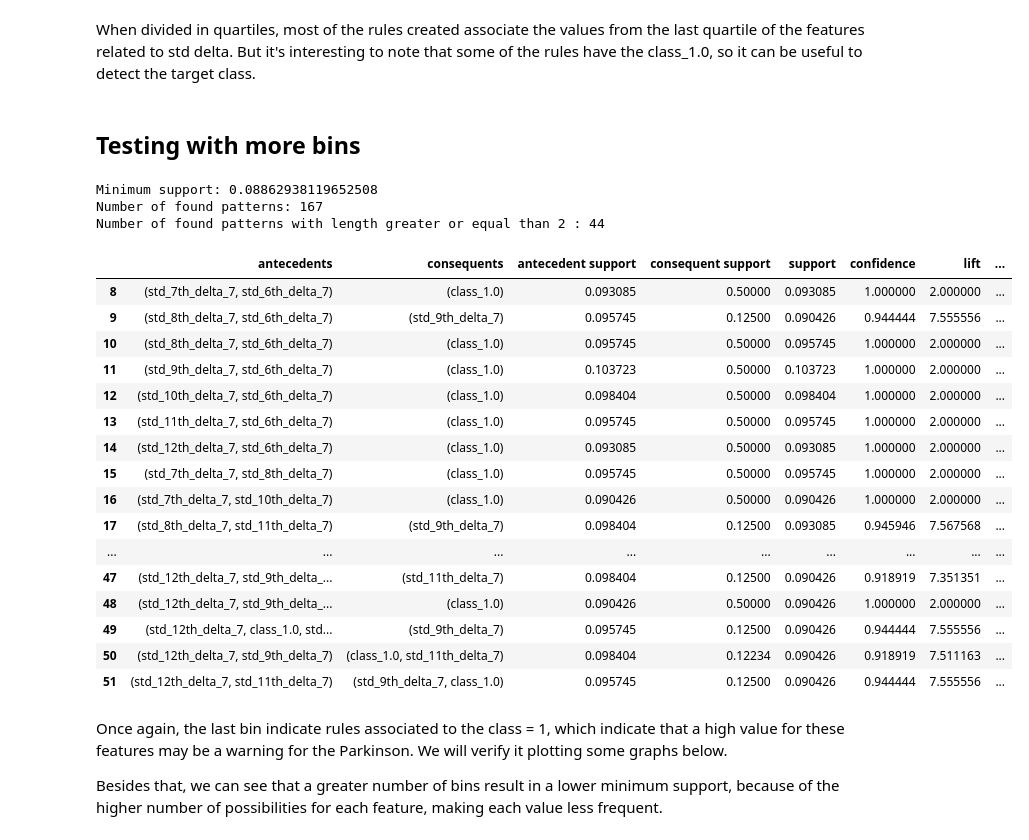
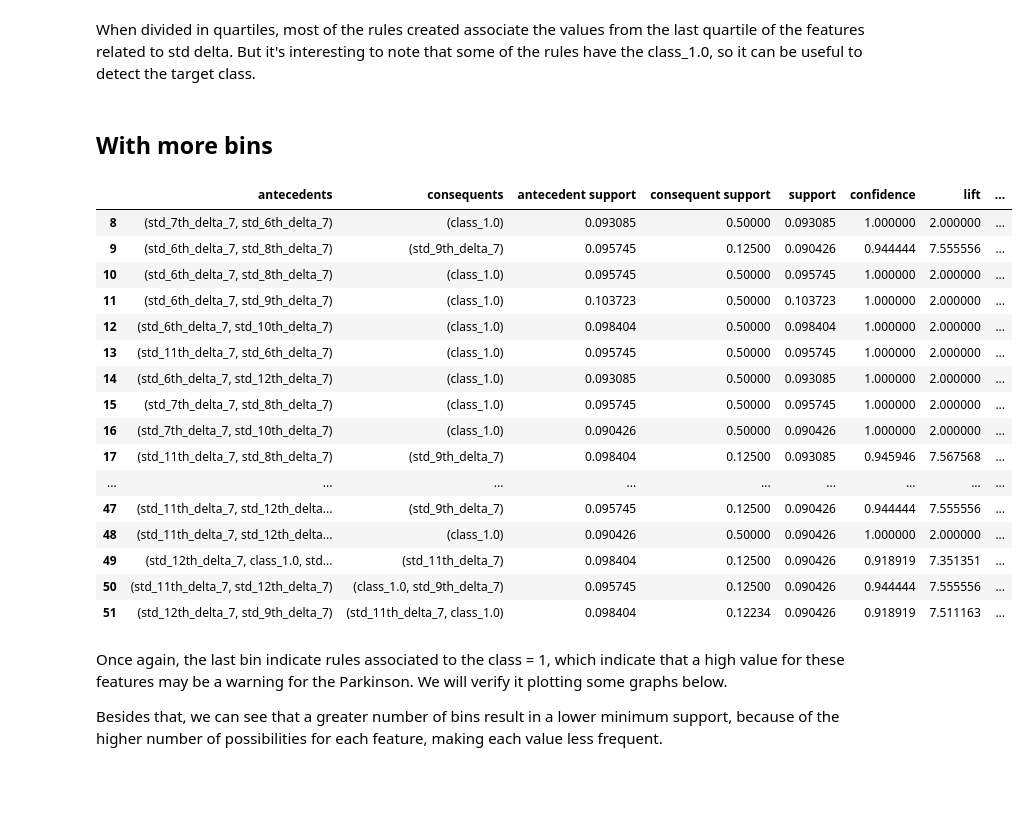
Before and after one commit to RenanNunes/Data_Science_Project_IST, a Jupyter notebook: parkinson_diasease/06_Pattern_Mining.ipynb, the cells around one changed output. Saved outputs shown, nothing was run; the diff lists cells and outputs as text; code cells hidden in the pictures; blank space fills up the shorter version.

```diff
--- a/parkinson_diasease/06_Pattern_Mining.ipynb
+++ b/parkinson_diasease/06_Pattern_Mining.ipynb
@@ -33,3 +32,12 @@ data_9.head()
 | 3 | 0.0 | 0.925807 | 0.237611 | 0.542708 | 0.785622 | 0.010547 | 0.021814 | 0.161006 | ... |
 | 4 | 0.0 | 0.930451 | 0.757013 | 0.842307 | 0.532383 | 0.754983 | 0.148962 | 0.722861 | ... |
 5 rows × 350 columns
+# %%
+# todo: smote should not return float on gender
+data_9['gender'] = data_9['gender'].round()
+
+num_features = [5, 8, 10, 20, 30]
+num_bins = [3, 4, 5, 8]
+metrics = ["Number of patterns", "Number of patterns bigger than 2", "Average support", "Average confidence", "Average leverage", "Average lift"]
+
+results_cut, results_qcut = analyzes.pattern_mining_analyzes(data_9, df_target, num_features, num_bins, metrics)
@@ -198,41 +203,38 @@ Number of found patterns with length greater or equal than 2 : 52
 # %% [markdown]
 When divided in quartiles, most of the rules created associate the values from the last quartile of the features related to std delta. But it's interesting to note that some of the rules have the class_1.0, so it can be useful to detect the target class.
 # %% [markdown]
-## Testing with more bins
+## With more bins
 # %%
 newdf = selected_df.copy()
 for col in newdf:
     if col not in ['class','a01','a02']:
         newdf[col] = pd.qcut(newdf[col],8,labels=range(8))
 
 dummylist = []
 for att in newdf:
     if att in ['class']: newdf[att] = newdf[att].astype('category')
     dummylist.append(pd.get_dummies(newdf[[att]]))
 dummified_df_3 = pd.concat(dummylist, axis=1)
 
-apriori_rules(dummified_df_3)
+analyzes.apriori_rules(dummified_df_3)[1]
 # %% [output]
-Minimum support: 0.08862938119652508
-Number of found patterns: 167
-Number of found patterns with length greater or equal than 2 : 44
 |  | antecedents | consequents | antecedent support | consequent support | support | confidence | lift | ... |
 | 8 | (std_7th_delta_7, std_6th_delta_7) | (class_1.0) | 0.093085 | 0.50000 | 0.093085 | 1.000000 | 2.000000 | ... |
-| 9 | (std_8th_delta_7, std_6th_delta_7) | (std_9th_delta_7) | 0.095745 | 0.12500 | 0.090426 | 0.944444 | 7.555556 | ... |
-| 10 | (std_8th_delta_7, std_6th_delta_7) | (class_1.0) | 0.095745 | 0.50000 | 0.095745 | 1.000000 | 2.000000 | ... |
-| 11 | (std_9th_delta_7, std_6th_delta_7) | (class_1.0) | 0.103723 | 0.50000 | 0.103723 | 1.000000 | 2.000000 | ... |
-| 12 | (std_10th_delta_7, std_6th_delta_7) | (class_1.0) | 0.098404 | 0.50000 | 0.098404 | 1.000000 | 2.000000 | ... |
+| 9 | (std_6th_delta_7, std_8th_delta_7) | (std_9th_delta_7) | 0.095745 | 0.12500 | 0.090426 | 0.944444 | 7.555556 | ... |
+| 10 | (std_6th_delta_7, std_8th_delta_7) | (class_1.0) | 0.095745 | 0.50000 | 0.095745 | 1.000000 | 2.000000 | ... |
+| 11 | (std_6th_delta_7, std_9th_delta_7) | (class_1.0) | 0.103723 | 0.50000 | 0.103723 | 1.000000 | 2.000000 | ... |
+| 12 | (std_6th_delta_7, std_10th_delta_7) | (class_1.0) | 0.098404 | 0.50000 | 0.098404 | 1.000000 | 2.000000 | ... |
 | 13 | (std_11th_delta_7, std_6th_delta_7) | (class_1.0) | 0.095745 | 0.50000 | 0.095745 | 1.000000 | 2.000000 | ... |
-| 14 | (std_12th_delta_7, std_6th_delta_7) | (class_1.0) | 0.093085 | 0.50000 | 0.093085 | 1.000000 | 2.000000 | ... |
+| 14 | (std_6th_delta_7, std_12th_delta_7) | (class_1.0) | 0.093085 | 0.50000 | 0.093085 | 1.000000 | 2.000000 | ... |
 | 15 | (std_7th_delta_7, std_8th_delta_7) | (class_1.0) | 0.095745 | 0.50000 | 0.095745 | 1.000000 | 2.000000 | ... |
 | 16 | (std_7th_delta_7, std_10th_delta_7) | (class_1.0) | 0.090426 | 0.50000 | 0.090426 | 1.000000 | 2.000000 | ... |
-| 17 | (std_8th_delta_7, std_11th_delta_7) | (std_9th_delta_7) | 0.098404 | 0.12500 | 0.093085 | 0.945946 | 7.567568 | ... |
+| 17 | (std_11th_delta_7, std_8th_delta_7) | (std_9th_delta_7) | 0.098404 | 0.12500 | 0.093085 | 0.945946 | 7.567568 | ... |
 | ... | ... | ... | ... | ... | ... | ... | ... | ... |
-| 47 | (std_12th_delta_7, std_9th_delta_... | (std_11th_delta_7) | 0.098404 | 0.12500 | 0.090426 | 0.918919 | 7.351351 | ... |
-| 48 | (std_12th_delta_7, std_9th_delta_... | (class_1.0) | 0.090426 | 0.50000 | 0.090426 | 1.000000 | 2.000000 | ... |
-| 49 | (std_12th_delta_7, class_1.0, std... | (std_9th_delta_7) | 0.095745 | 0.12500 | 0.090426 | 0.944444 | 7.555556 | ... |
-| 50 | (std_12th_delta_7, std_9th_delta_7) | (class_1.0, std_11th_delta_7) | 0.098404 | 0.12234 | 0.090426 | 0.918919 | 7.511163 | ... |
-| 51 | (std_12th_delta_7, std_11th_delta_7) | (std_9th_delta_7, class_1.0) | 0.095745 | 0.12500 | 0.090426 | 0.944444 | 7.555556 | ... |
+| 47 | (std_11th_delta_7, std_12th_delta... | (std_9th_delta_7) | 0.095745 | 0.12500 | 0.090426 | 0.944444 | 7.555556 | ... |
+| 48 | (std_11th_delta_7, std_12th_delta... | (class_1.0) | 0.090426 | 0.50000 | 0.090426 | 1.000000 | 2.000000 | ... |
+| 49 | (std_12th_delta_7, class_1.0, std... | (std_11th_delta_7) | 0.098404 | 0.12500 | 0.090426 | 0.918919 | 7.351351 | ... |
+| 50 | (std_11th_delta_7, std_12th_delta_7) | (class_1.0, std_9th_delta_7) | 0.095745 | 0.12500 | 0.090426 | 0.944444 | 7.555556 | ... |
+| 51 | (std_12th_delta_7, std_9th_delta_7) | (std_11th_delta_7, class_1.0) | 0.098404 | 0.12234 | 0.090426 | 0.918919 | 7.511163 | ... |
 # %% [markdown]
 Once again, the last bin indicate rules associated to the class = 1, which indicate that a high value for these features may be a warning for the Parkinson. We will verify it plotting some graphs below.
 
```
Also changed, not shown: parts of 12 cells of this notebook, 2 other files.
